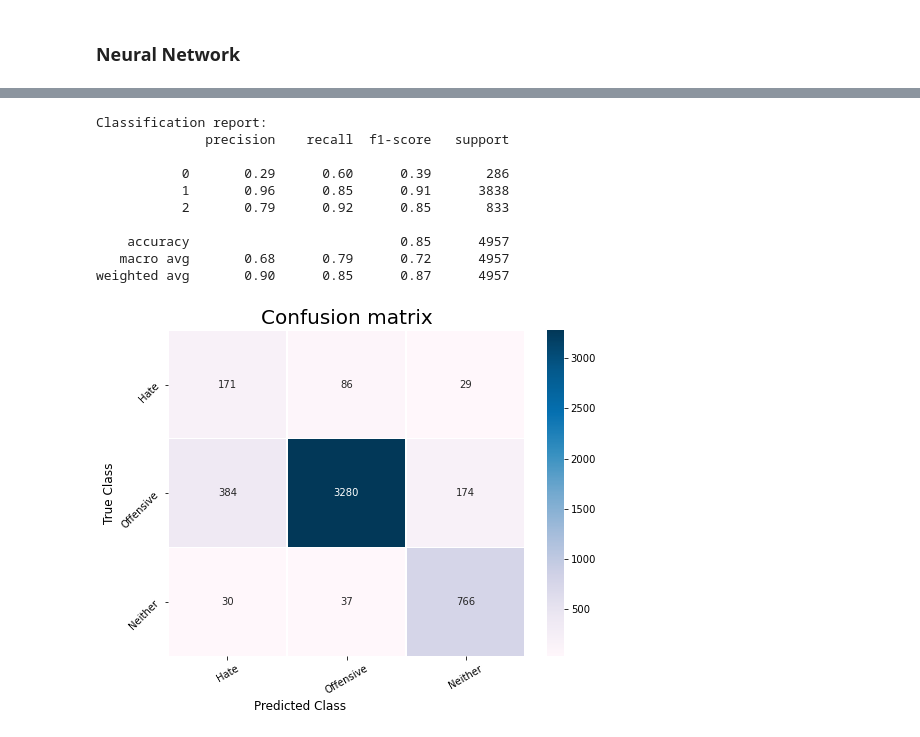
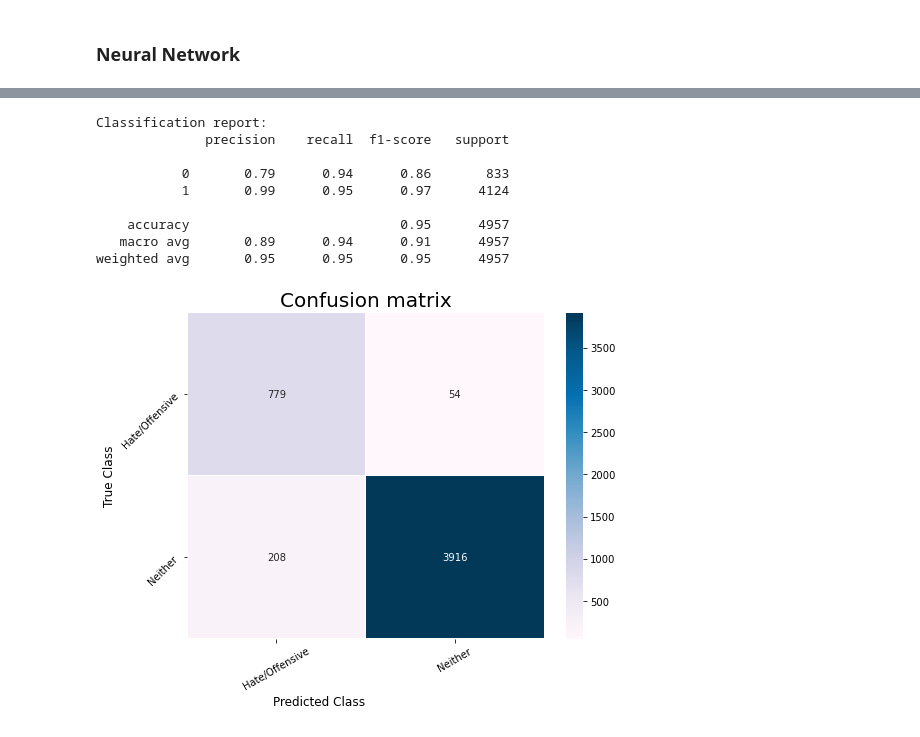
Before and after one commit to MarcoP9/textmining, a Jupyter notebook: 05-Text_Classification_Binary.ipynb, the cells around one changed output, grey strips where cells are left out. Saved outputs shown, nothing was run; the diff lists cells and outputs as text; code cells hidden in the pictures.

```diff
--- a/05-Text_Classification_Binary.ipynb
+++ b/05-Text_Classification_Binary.ipynb
@@ -269,7 +349,7 @@ def neural_network(dims, seed):
                     activation = 'relu',
                     kernel_regularizer = regularizers.l2(1e-4)))
     model.add(Dropout(0.5))
-    model.add(Dense(3, activation = 'softmax',
+    model.add(Dense(2, activation = 'softmax',
                     kernel_regularizer = regularizers.l2(1e-4)))
 
     model.compile(loss = 'categorical_crossentropy',
@@ -287,7 +367,7 @@ def neural_network_2(dims, seed):
                     activation = 'relu',
                     kernel_regularizer = regularizers.l2(1e-4)))
     model.add(Dropout(0.5))
-    model.add(Dense(3, activation = 'softmax',
+    model.add(Dense(2, activation = 'softmax',
                     kernel_regularizer = regularizers.l2(1e-4)))
 
     model.compile(loss = 'categorical_crossentropy',
@@ -313,7 +393,7 @@ def neural_network_3(dims, seed):
                     activation = 'relu',
                     kernel_regularizer = regularizers.l2(1e-4)))
     model.add(Dropout(0.5))
-    model.add(Dense(3, activation = 'softmax',
+    model.add(Dense(2, activation = 'softmax',
                     kernel_regularizer = regularizers.l2(1e-4)))
 
     model.compile(loss = 'categorical_crossentropy',
@@ -414,3 +503,8 @@ model.load_weights(f'models/binary/{filename}')
+# %%
+# load model 3
+filename = 'nn_3.h5'
+model = neural_network_3(dims,seed)
+model.load_weights(f'models/binary/{filename}')
 # %%
 loss_plotter(history)
 # %% [output]
@@ -440,20 +533,19 @@ Wall time: 1.01 s
 # %%
 %%time
 # performance on TEST
 y_pred = np.argmax(model.predict(X_test), axis = 1)
-y_test_n = np.argmax(y_test, axis = 1)
+y_test_n = np.argmax(y_test_bin, axis = 1)
 print('Classification report:')
 print(classification_report(y_test_n, y_pred))
 c_matrix(y_test_n, y_pred, ["Hate/Offensive", "Neither"])
 # %% [output]
 Classification report:
               precision    recall  f1-score   support
 
-           0       0.29      0.60      0.39       286
-           1       0.96      0.85      0.91      3838
-           2       0.79      0.92      0.85       833
+           0       0.79      0.94      0.86       833
+           1       0.99      0.95      0.97      4124
 
-    accuracy                           0.85      4957
-   macro avg       0.68      0.79      0.72      4957
-weighted avg       0.90      0.85      0.87      4957
+    accuracy                           0.95      4957
+   macro avg       0.89      0.94      0.91      4957
+weighted avg       0.95      0.95      0.95      4957
-[figure, old version]
+[figure, new version]
```
Also changed, not shown: parts of 19 cells of this notebook, 1 other file.
